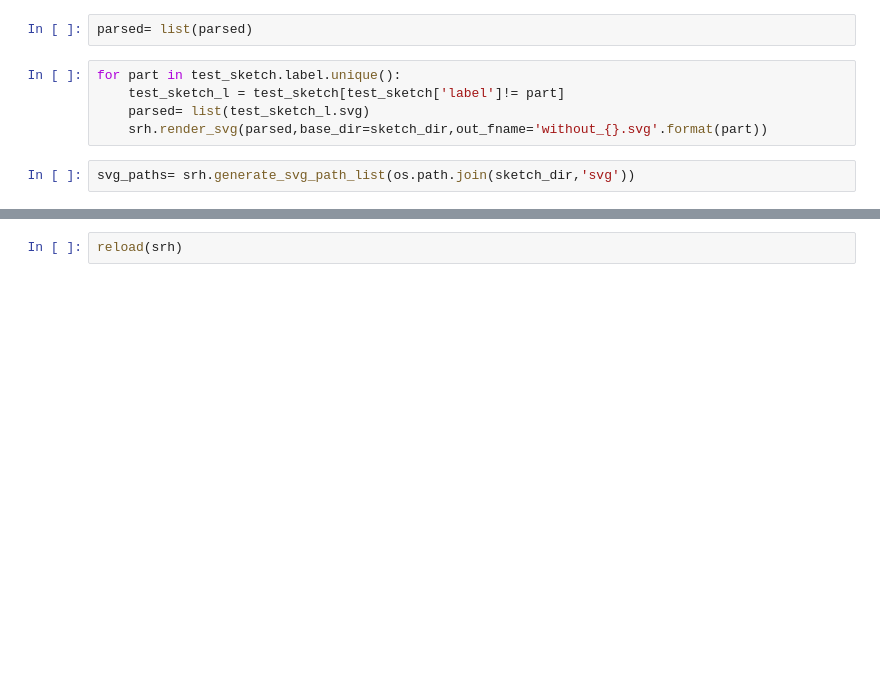
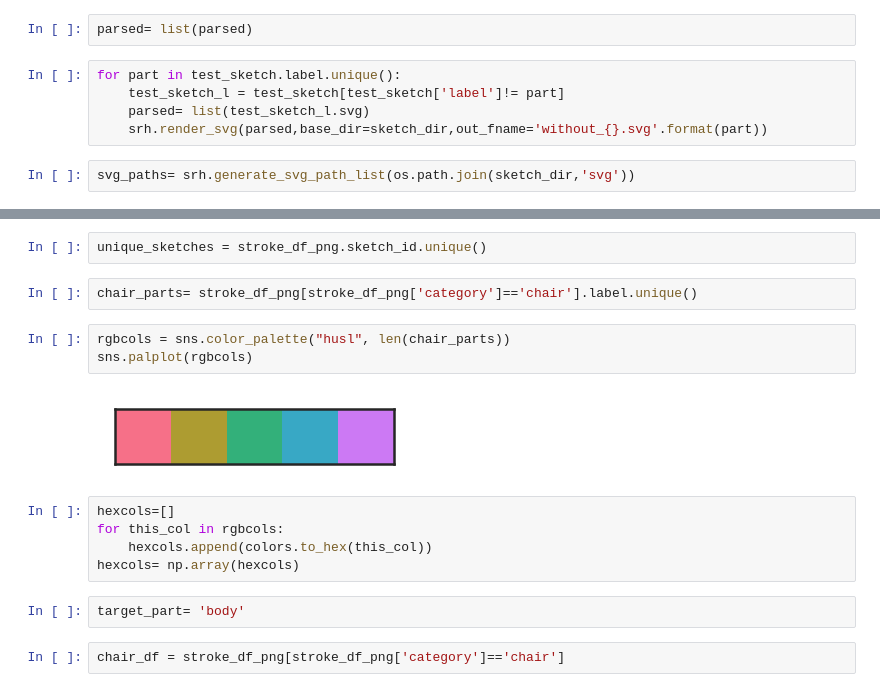
Before and after one commit to cogtoolslab/semantic_parts, a Jupyter notebook: analysis/kushinm/semantic_parts_lesion.ipynb, the cells around one changed output, grey strips where cells are left out. Drawn from its saved outputs; the diff is of its cells as text; blank space fills up the shorter version.

```diff
--- a/analysis/kushinm/semantic_parts_lesion.ipynb
+++ b/analysis/kushinm/semantic_parts_lesion.ipynb
@@ -281,2 +289,18 @@ srh.svg_to_png(svg_paths,base_dir=sketch_dir)
-# %%
-reload(srh)
+# %%
+unique_sketches = stroke_df_png.sketch_id.unique()
+# %%
+chair_parts= stroke_df_png[stroke_df_png['category']=='chair'].label.unique()
+# %%
+rgbcols = sns.color_palette("husl", len(chair_parts))
+sns.palplot(rgbcols)
+# %% [output]
+[figure, added]
+# %%
+hexcols=[]
+for this_col in rgbcols:
+    hexcols.append(colors.to_hex(this_col))
+hexcols= np.array(hexcols)
+# %%
+target_part= 'body'
+# %%
+chair_df = stroke_df_png[stroke_df_png['category']=='chair']
```
Also changed, not shown: parts of 20 cells of this notebook, 2 other files.
